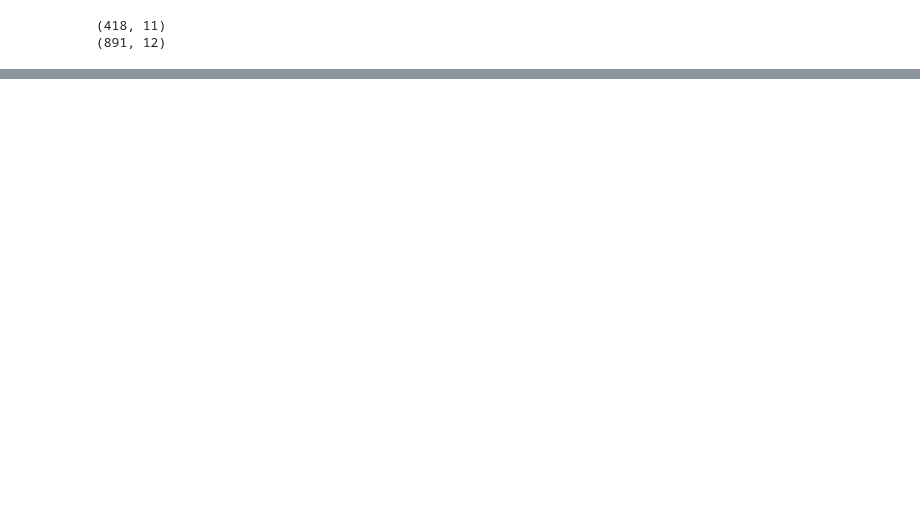
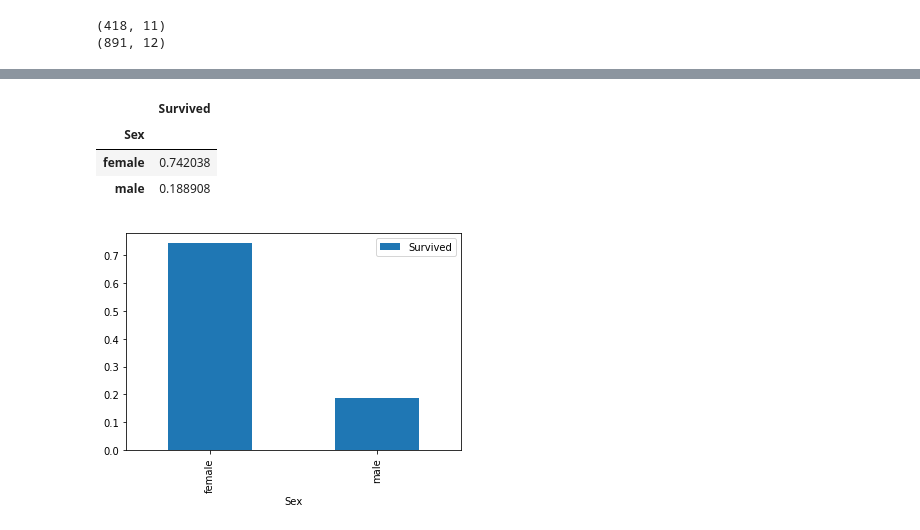
Before and after one commit to ikeinyyo/Kaggle-Titanic-Supervised-Learning, a Jupyter notebook: Titanic.ipynb, the cells around one changed output, grey strips where cells are left out. Drawn from its saved outputs; the diff is of its cells as text; code cells hidden in the pictures; blank space fills up the shorter version.

```diff
--- a/Titanic.ipynb
+++ b/Titanic.ipynb
@@ -23,3 +23,18 @@ train.head(10)
 | 7 | 8 | 0 | 3 | Palsson, Master. Gosta Leonard | male | 2.0 | 3 | 1 | 349909 | 21.0750 | ... |
 | 8 | 9 | 1 | 3 | Johnson, Mrs. Oscar W (Elisabeth ... | female | 27.0 | 0 | 2 | 347742 | 11.1333 | ... |
 | 9 | 10 | 1 | 2 | Nasser, Mrs. Nicholas (Adele Achem) | female | 14.0 | 1 | 0 | 237736 | 30.0708 | ... |
+# %%
+import matplotlib.pyplot as plt
+
+sex_pivot = train.pivot_table(index="Sex",values="Survived")
+sex_pivot
+# %% [output]
+|  | Survived |
+| Sex |  |
+| female | 0.742038 |
+| male | 0.188908 |
+# %%
+sex_pivot.plot.bar()
+plt.show()
+# %% [output]
+[figure, added]
```
Also changed, not shown: parts of 20 cells of this notebook, 1 other file.
